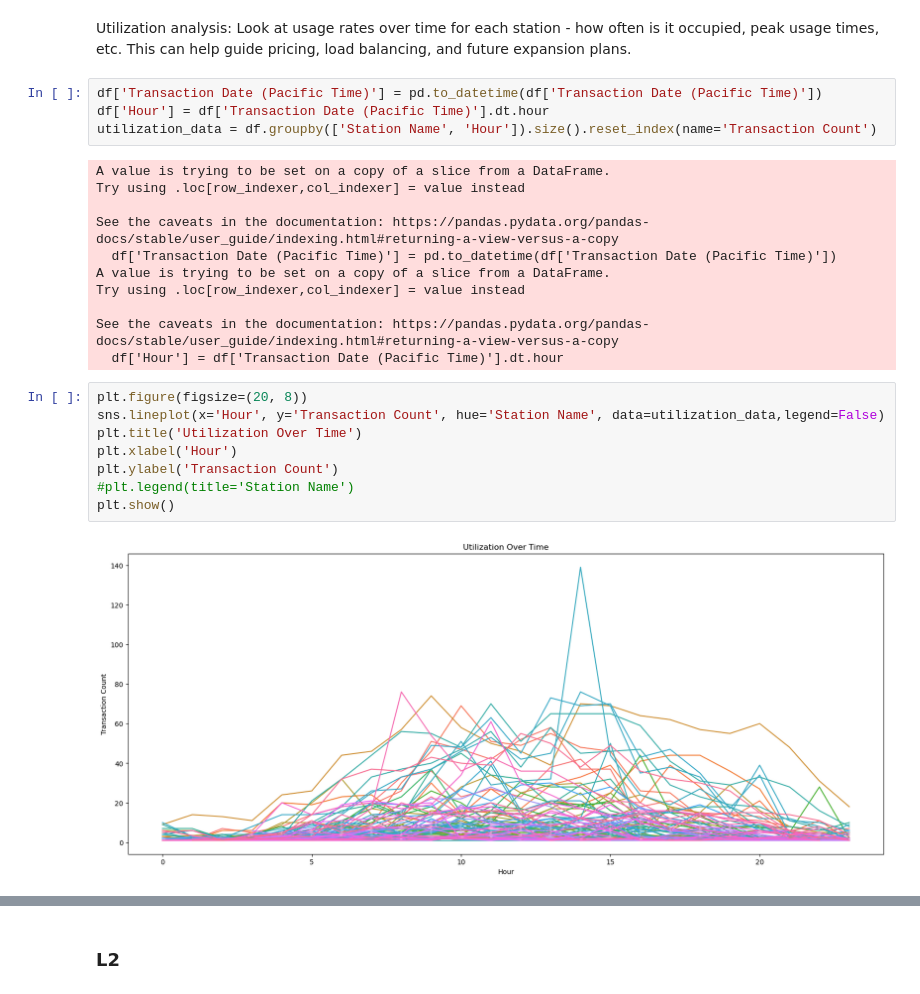
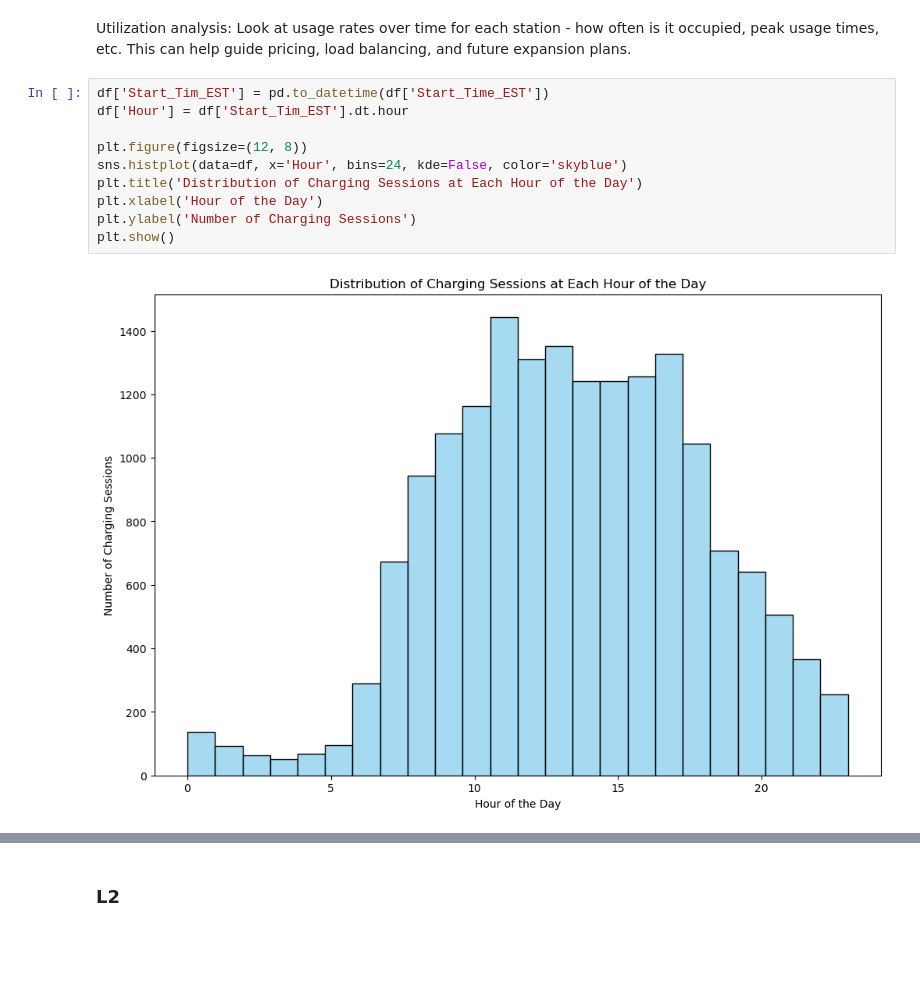
Before and after one commit to mkhaleghian/SevenStates, a Jupyter notebook: Analysis.ipynb, the cells around one changed output, grey strips where cells are left out. Saved outputs shown, nothing was run; the diff lists cells and outputs as text; blank space fills up the shorter version.

```diff
--- a/Analysis.ipynb
+++ b/Analysis.ipynb
@@ -532,26 +538,13 @@ Utilization analysis: Look at usage rates over time for each station - how often
-# %%
-df['Transaction Date (Pacific Time)'] = pd.to_datetime(df['Transaction Date (Pacific Time)'])
-df['Hour'] = df['Transaction Date (Pacific Time)'].dt.hour
-utilization_data = df.groupby(['Station Name', 'Hour']).size().reset_index(name='Transaction Count')
-# %% [output]
-A value is trying to be set on a copy of a slice from a DataFrame.
-Try using .loc[row_indexer,col_indexer] = value instead
-
-See the caveats in the documentation: https://pandas.pydata.org/pandas-docs/stable/user_guide/indexing.html#returning-a-view-versus-a-copy
-  df['Transaction Date (Pacific Time)'] = pd.to_datetime(df['Transaction Date (Pacific Time)'])
-A value is trying to be set on a copy of a slice from a DataFrame.
-Try using .loc[row_indexer,col_indexer] = value instead
-
-See the caveats in the documentation: https://pandas.pydata.org/pandas-docs/stable/user_guide/indexing.html#returning-a-view-versus-a-copy
-  df['Hour'] = df['Transaction Date (Pacific Time)'].dt.hour
-# %%
-plt.figure(figsize=(20, 8))
-sns.lineplot(x='Hour', y='Transaction Count', hue='Station Name', data=utilization_data,legend=False)
-plt.title('Utilization Over Time')
-plt.xlabel('Hour')
-plt.ylabel('Transaction Count')
-#plt.legend(title='Station Name')
-plt.show()
-# %% [output]
-[figure, removed]
+# %%
+df['Start_Tim_EST'] = pd.to_datetime(df['Start_Time_EST'])
+df['Hour'] = df['Start_Tim_EST'].dt.hour
+
+plt.figure(figsize=(12, 8))
+sns.histplot(data=df, x='Hour', bins=24, kde=False, color='skyblue')
+plt.title('Distribution of Charging Sessions at Each Hour of the Day')
+plt.xlabel('Hour of the Day')
+plt.ylabel('Number of Charging Sessions')
+plt.show()
+# %% [output]
+[figure, added]
 # %%
```
Also changed, not shown: parts of 28 cells of this notebook.
